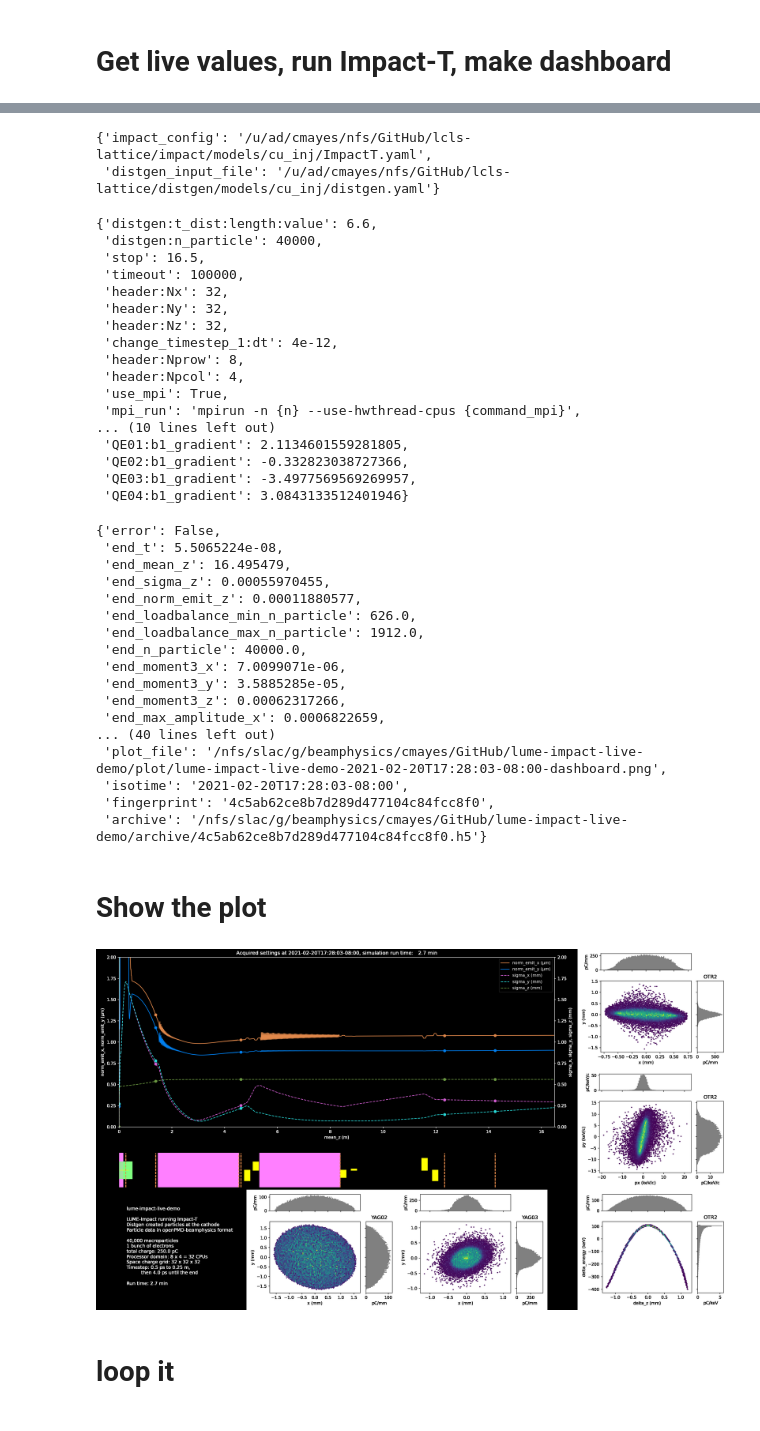
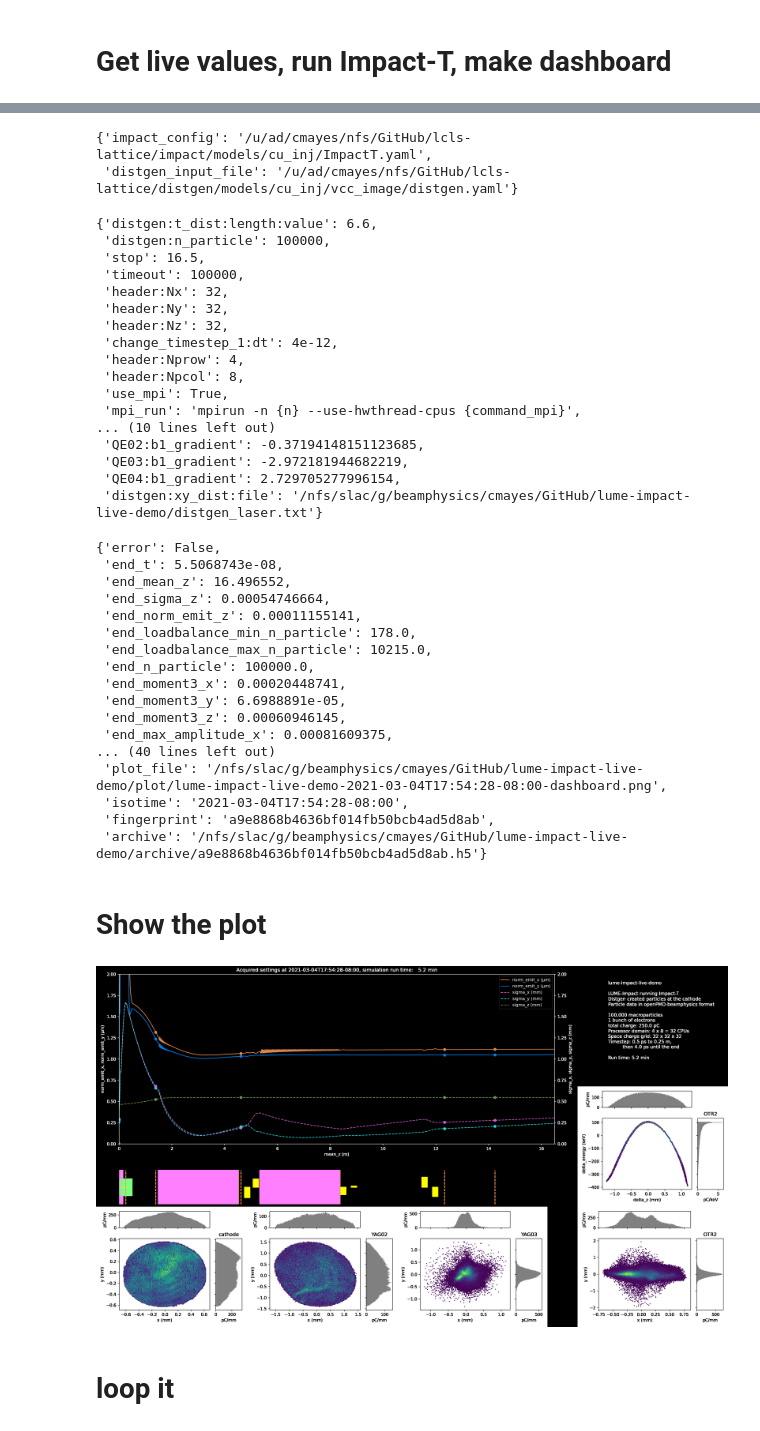
Before and after one commit to ChristopherMayes/lume-impact-live-demo, a Jupyter notebook: lume-impact-live-demo.ipynb, the cells around one changed output, grey strips where cells are left out. Drawn from its saved outputs; the diff is of its cells as text; code cells hidden in the pictures.

Commit message:
Updated to use the VCC image to make the initial particles

```diff
--- a/lume-impact-live-demo.ipynb
+++ b/lume-impact-live-demo.ipynb
@@ -75,19 +79,21 @@ PLOTDIR = os.path.join(ROOT, 'plot')
 # Directory for archive files
 APATH = os.path.join(ROOT, 'archive')
 
-
 # PV -> Sim conversion table
 CSV =  'pv_mapping/cu_inj_impact.csv'
 
 # Base input files
 CONFIG0 = {'impact_config': os.path.expandvars('$LCLS_LATTICE/impact/models/cu_inj/ImpactT.yaml'),
-          'distgen_input_file': os.path.expandvars('$LCLS_LATTICE/distgen/models/cu_inj/distgen.yaml')
+          'distgen_input_file': os.path.expandvars('$LCLS_LATTICE/distgen/models/cu_inj/vcc_image/distgen.yaml')
          }
+
+# Dummy file for distgen
+DISTGEN_LASER_FILE = os.path.join(ROOT, 'distgen_laser.txt')
 
 # Base settings
 SETTINGS0 = {
  'distgen:t_dist:length:value': 4 * 1.65 ,     #  Inferred pulse stacker FWHM: 4 ps, converted to tukey length
- 'distgen:n_particle': 40000,
+ 'distgen:n_particle': 100000,
  'stop': 16.5,
  'timeout': 100000,
  'header:Nx': 32,
@@ -97,8 +103,8 @@ SETTINGS0 = {
  'change_timestep_1:dt':4e-12,
 
  # Parallel control
- 'header:Nprow':8,
- 'header:Npcol':4,
+ 'header:Nprow':4,
+ 'header:Npcol':8,
  'use_mpi':True,
  'mpi_run': 'mpirun -n {n} --use-hwthread-cpus {command_mpi}'
    }
@@ -140,6 +146,12 @@ def get_live_settings(csv, base_settings={}):
     settings = base_settings.copy()
     settings.update(dict(zip(df['impact_name'], df['impact_value'])))
 
+    # VCC image
+    settings['distgen:xy_dist:file'] = get_live_distgen_xy_dist(filename=DISTGEN_LASER_FILE)
+    # We won't need this anymore
+    settings.pop('distgen:r_dist:sigma_xy:value')
+
+
     return settings, df
 
 LIVE_SETTINGS, DF = get_live_settings(CSV, SETTINGS0)
@@ -229,59 +243,59 @@ Output written: /nfs/slac/g/beamphysics/cmayes/GitHub/lume-impact-live-demo/outp
 dict_keys(['isotime', 'inputs', 'config', 'pv_mapping_dataframe', 'outputs'])
 # %%
 # Basic config
-#result['config']
+result['config']
 # %% [output]
 {'impact_config': '/u/ad/cmayes/nfs/GitHub/lcls-lattice/impact/models/cu_inj/ImpactT.yaml',
- 'distgen_input_file': '/u/ad/cmayes/nfs/GitHub/lcls-lattice/distgen/models/cu_inj/distgen.yaml'}
+ 'distgen_input_file': '/u/ad/cmayes/nfs/GitHub/lcls-lattice/distgen/models/cu_inj/vcc_image/distgen.yaml'}
 # %%
 # Simulation inputs
-#result['inputs']
+result['inputs']
 # %% [output]
 {'distgen:t_dist:length:value': 6.6,
- 'distgen:n_particle': 40000,
+ 'distgen:n_particle': 100000,
  'stop': 16.5,
  'timeout': 100000,
  'header:Nx': 32,
  'header:Ny': 32,
  'header:Nz': 32,
  'change_timestep_1:dt': 4e-12,
- 'header:Nprow': 8,
- 'header:Npcol': 4,
+ 'header:Nprow': 4,
+ 'header:Npcol': 8,
  'use_mpi': True,
  'mpi_run': 'mpirun -n {n} --use-hwthread-cpus {command_mpi}',
 ... (10 lines left out)
- 'QE01:b1_gradient': 2.1134601559281805,
- 'QE02:b1_gradient': -0.332823038727366,
- 'QE03:b1_gradient': -3.4977569569269957,
- 'QE04:b1_gradient': 3.0843133512401946}
+ 'QE02:b1_gradient': -0.37194148151123685,
+ 'QE03:b1_gradient': -2.972181944682219,
+ 'QE04:b1_gradient': 2.729705277996154,
+ 'distgen:xy_dist:file': '/nfs/slac/g/beamphysics/cmayes/GitHub/lume-impact-live-demo/distgen_laser.txt'}
 # %%
 # Simulation outputs
-#result['outputs']
+result['outputs']
 # %% [output]
 {'error': False,
- 'end_t': 5.5065224e-08,
- 'end_mean_z': 16.495479,
- 'end_sigma_z': 0.00055970455,
- 'end_norm_emit_z': 0.00011880577,
- 'end_loadbalance_min_n_particle': 626.0,
- 'end_loadbalance_max_n_particle': 1912.0,
- 'end_n_particle': 40000.0,
- 'end_moment3_x': 7.0099071e-06,
- 'end_moment3_y': 3.5885285e-05,
- 'end_moment3_z': 0.00062317266,
- 'end_max_amplitude_x': 0.0006822659,
+ 'end_t': 5.5068743e-08,
+ 'end_mean_z': 16.496552,
+ 'end_sigma_z': 0.00054746664,
+ 'end_norm_emit_z': 0.00011155141,
+ 'end_loadbalance_min_n_particle': 178.0,
+ 'end_loadbalance_max_n_particle': 10215.0,
+ 'end_n_particle': 100000.0,
+ 'end_moment3_x': 0.00020448741,
+ 'end_moment3_y': 6.6988891e-05,
+ 'end_moment3_z': 0.00060946145,
+ 'end_max_amplitude_x': 0.00081609375,
 ... (40 lines left out)
- 'plot_file': '/nfs/slac/g/beamphysics/cmayes/GitHub/lume-impact-live-demo/plot/lume-impact-live-demo-2021-02-20T17:28:03-08:00-dashboard.png',
- 'isotime': '2021-02-20T17:28:03-08:00',
- 'fingerprint': '4c5ab62ce8b7d289d477104c84fcc8f0',
- 'archive': '/nfs/slac/g/beamphysics/cmayes/GitHub/lume-impact-live-demo/archive/4c5ab62ce8b7d289d477104c84fcc8f0.h5'}
+ 'plot_file': '/nfs/slac/g/beamphysics/cmayes/GitHub/lume-impact-live-demo/plot/lume-impact-live-demo-2021-03-04T17:54:28-08:00-dashboard.png',
+ 'isotime': '2021-03-04T17:54:28-08:00',
+ 'fingerprint': 'a9e8868b4636bf014fb50bcb4ad5d8ab',
+ 'archive': '/nfs/slac/g/beamphysics/cmayes/GitHub/lume-impact-live-demo/archive/a9e8868b4636bf014fb50bcb4ad5d8ab.h5'}
 # %% [markdown]
 # Show the plot
 # %%
-#from IPython.display import Image
-#Image(filename=result['outputs']['plot_file'])
+from IPython.display import Image
+Image(filename=result['outputs']['plot_file'])
 # %% [output]
-[figure, old version]
+[figure, new version]
 # %% [markdown]
 # loop it
 # %%
```
Also changed, not shown: parts of 7 cells of this notebook, 4 other files.
